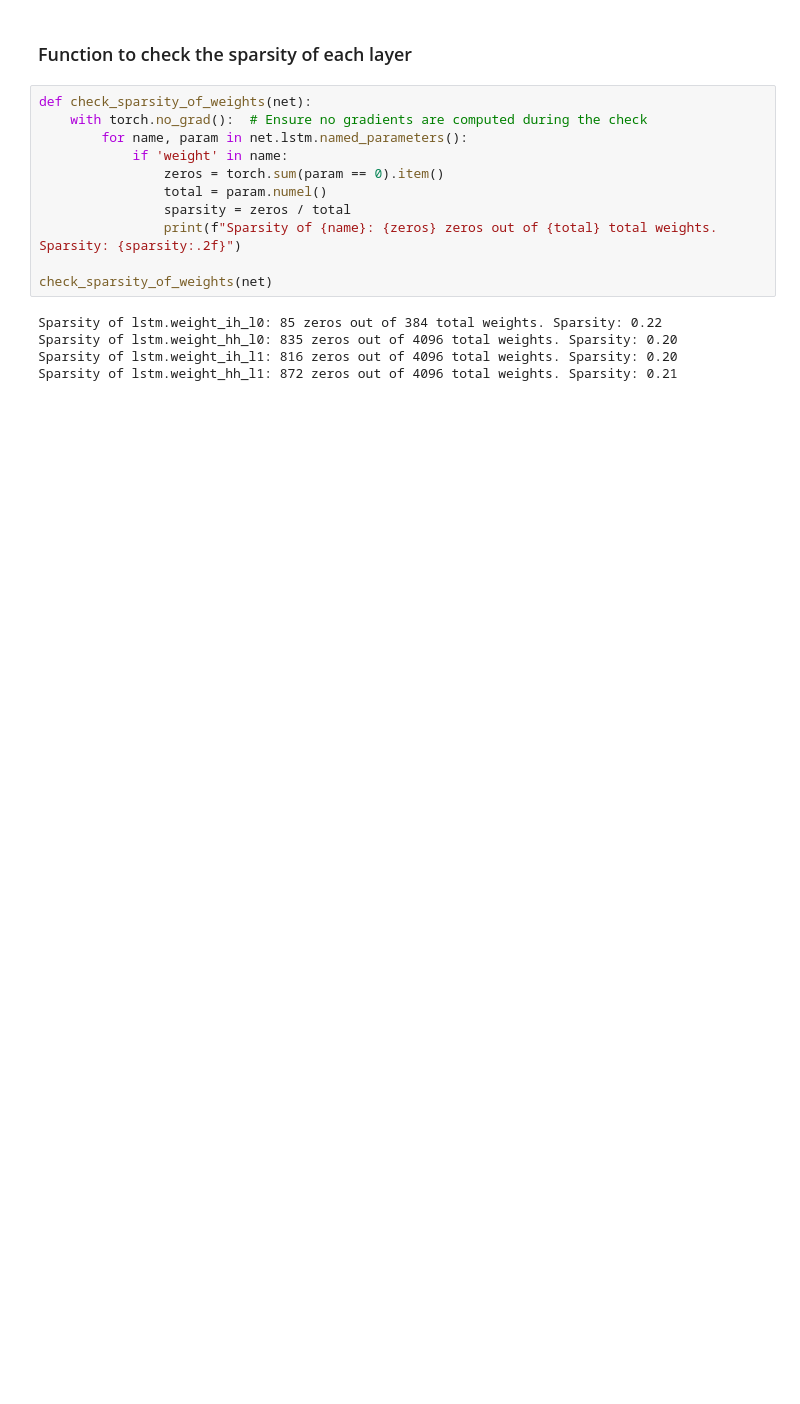
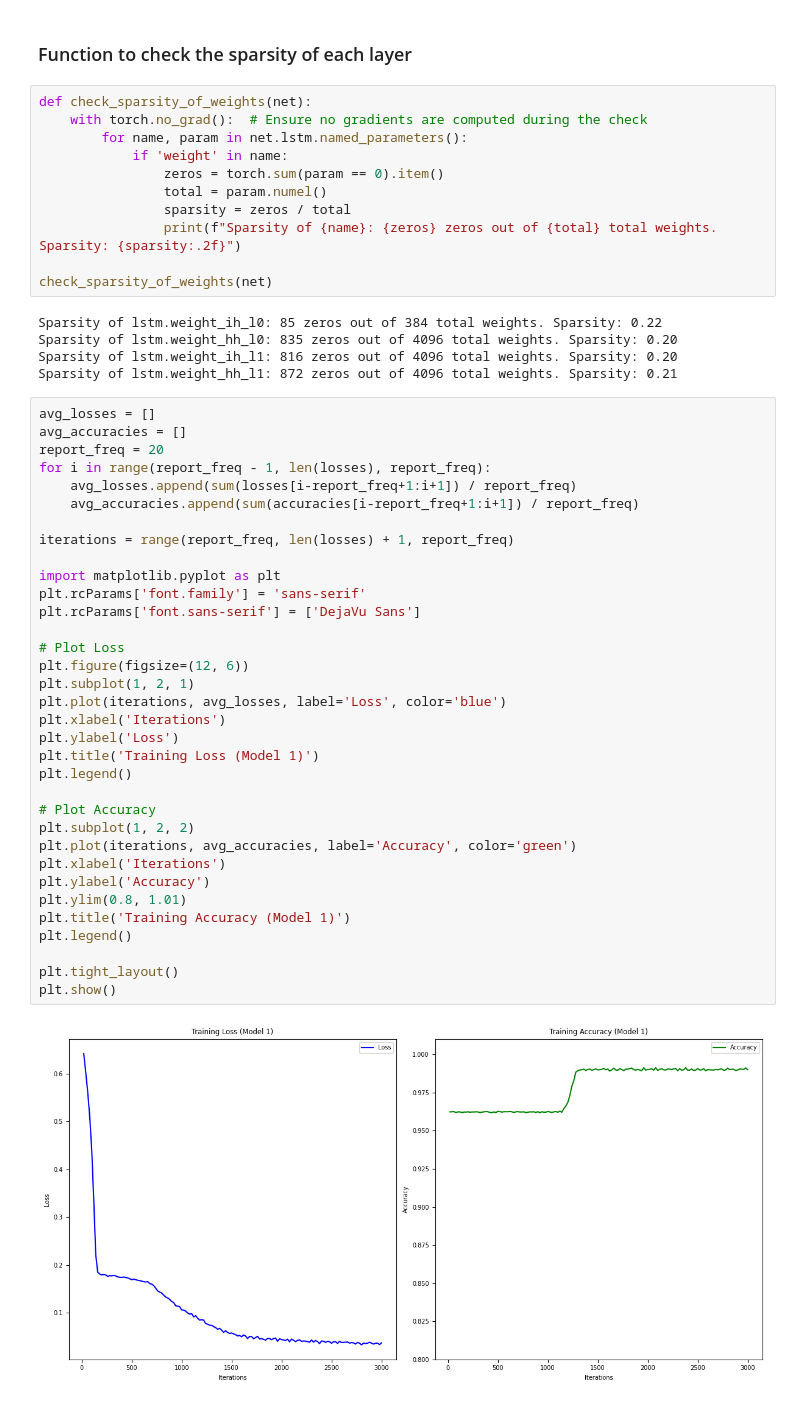
Before and after one commit to adampotton/Cognitive_AI_CW, a Jupyter notebook: Q2A_LSTM_BI_2.ipynb, the cells around one changed output. Drawn from its saved outputs; the diff is of its cells as text; blank space fills up the shorter version.

```diff
--- a/Q2A_LSTM_BI_2.ipynb
+++ b/Q2A_LSTM_BI_2.ipynb
@@ -195,6 +211,42 @@ Sparsity of lstm.weight_ih_l0: 85 zeros out of 384 total weights. Sparsity: 0.22
 Sparsity of lstm.weight_hh_l0: 835 zeros out of 4096 total weights. Sparsity: 0.20
 Sparsity of lstm.weight_ih_l1: 816 zeros out of 4096 total weights. Sparsity: 0.20
 Sparsity of lstm.weight_hh_l1: 872 zeros out of 4096 total weights. Sparsity: 0.21
+# %%
+avg_losses = []
+avg_accuracies = []
+report_freq = 20
+for i in range(report_freq - 1, len(losses), report_freq):
+    avg_losses.append(sum(losses[i-report_freq+1:i+1]) / report_freq)
+    avg_accuracies.append(sum(accuracies[i-report_freq+1:i+1]) / report_freq)
+
+iterations = range(report_freq, len(losses) + 1, report_freq)
+
+import matplotlib.pyplot as plt
+plt.rcParams['font.family'] = 'sans-serif'
+plt.rcParams['font.sans-serif'] = ['DejaVu Sans']
+
+# Plot Loss
+plt.figure(figsize=(12, 6))
+plt.subplot(1, 2, 1)
+plt.plot(iterations, avg_losses, label='Loss', color='blue')
+plt.xlabel('Iterations')
+plt.ylabel('Loss')
+plt.title('Training Loss (Model 1)')
+plt.legend()
+
+# Plot Accuracy
+plt.subplot(1, 2, 2)
+plt.plot(iterations, avg_accuracies, label='Accuracy', color='green')
+plt.xlabel('Iterations')
+plt.ylabel('Accuracy')
+plt.ylim(0.8, 1.01)
+plt.title('Training Accuracy (Model 1)')
+plt.legend()
+
+plt.tight_layout()
+plt.show()
+# %% [output]
+[figure, added]
 # %%
 env = dataset.env # Reset environment
 env.reset(no_step=True)
```
Also changed, not shown: parts of 2 cells of this notebook.
